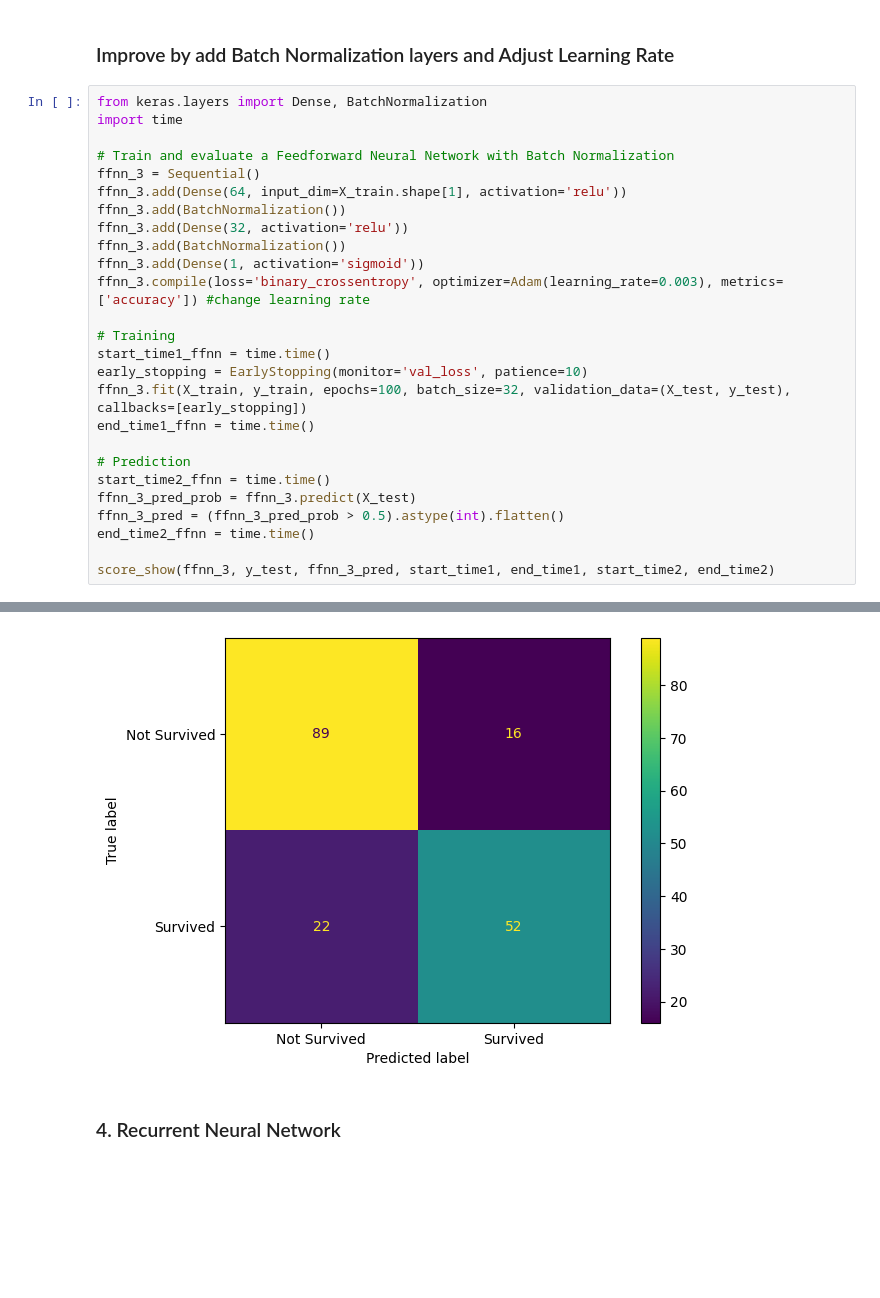
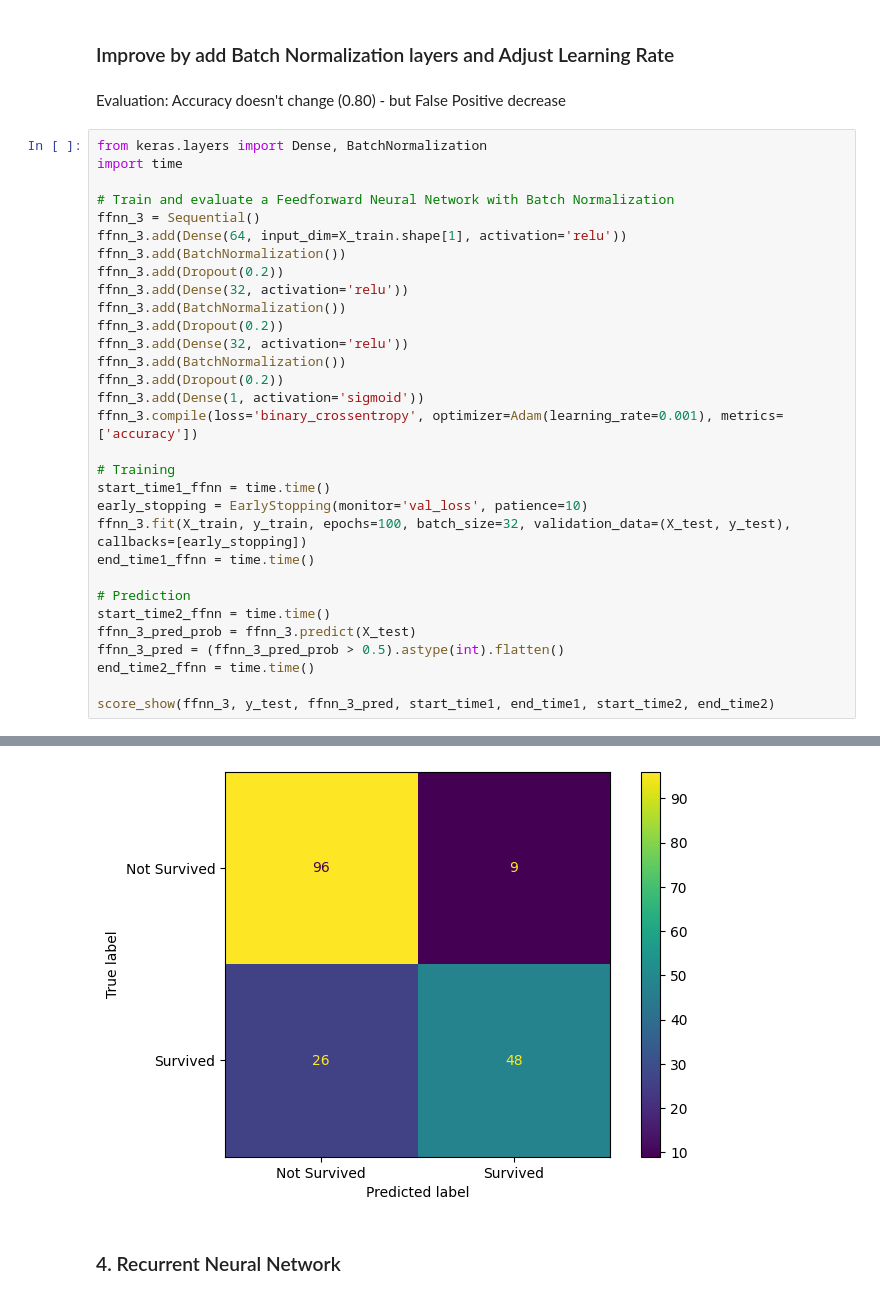
Before and after one commit to giabao1912/Final_Machine_Learning, a Jupyter notebook: Question2/Question2_Group.ipynb, the cells around one changed output, grey strips where cells are left out. Drawn from its saved outputs; the diff is of its cells as text; blank space fills up the shorter version.

```diff
--- a/Question2/Question2_Group.ipynb
+++ b/Question2/Question2_Group.ipynb
@@ -1208,6 +1214,8 @@ plt.show()
 [figure]
 # %% [markdown]
 ### Improve by add Batch Normalization layers and Adjust Learning Rate
+# %% [markdown]
+Evaluation: Accuracy doesn't change (0.80) - but False Positive decrease
 # %%
 from keras.layers import Dense, BatchNormalization
 import time
@@ -1216,10 +1224,15 @@ import time
 ffnn_3 = Sequential()
 ffnn_3.add(Dense(64, input_dim=X_train.shape[1], activation='relu'))
 ffnn_3.add(BatchNormalization())
+ffnn_3.add(Dropout(0.2))
 ffnn_3.add(Dense(32, activation='relu'))
 ffnn_3.add(BatchNormalization())
+ffnn_3.add(Dropout(0.2))
+ffnn_3.add(Dense(32, activation='relu'))
+ffnn_3.add(BatchNormalization())
+ffnn_3.add(Dropout(0.2))
 ffnn_3.add(Dense(1, activation='sigmoid'))
-ffnn_3.compile(loss='binary_crossentropy', optimizer=Adam(learning_rate=0.003), metrics=['accuracy']) #change learning rate
+ffnn_3.compile(loss='binary_crossentropy', optimizer=Adam(learning_rate=0.001), metrics=['accuracy'])
 
 # Training
 start_time1_ffnn = time.time()
@@ -1251,8 +1264,8 @@ Epoch 6/100
 696       0     0.0
 485       0     0.0
 244       0     0.0
 344       0     0.0
-[figure, old version]
+[figure, new version]
 # %% [markdown]
 ### 4. Recurrent Neural Network
 # %% [markdown]
```
Also changed, not shown: parts of 6 cells of this notebook.
